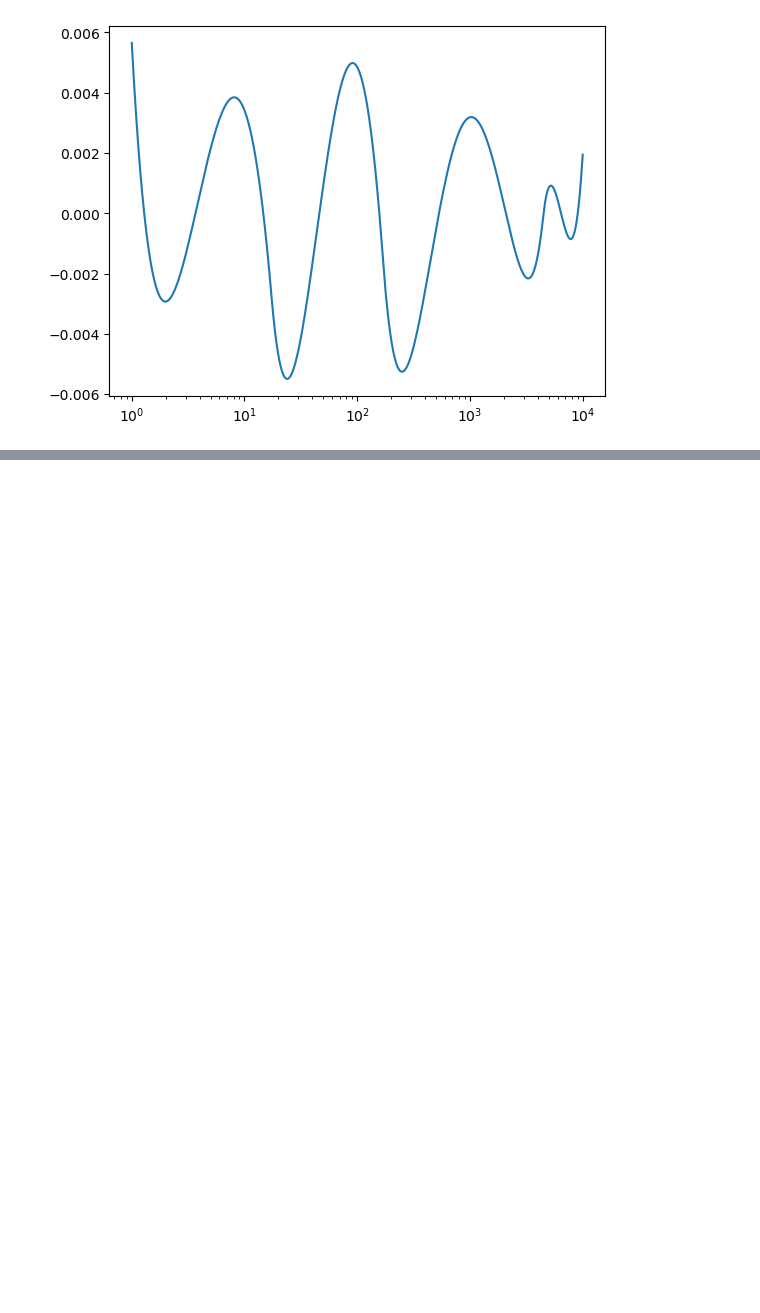
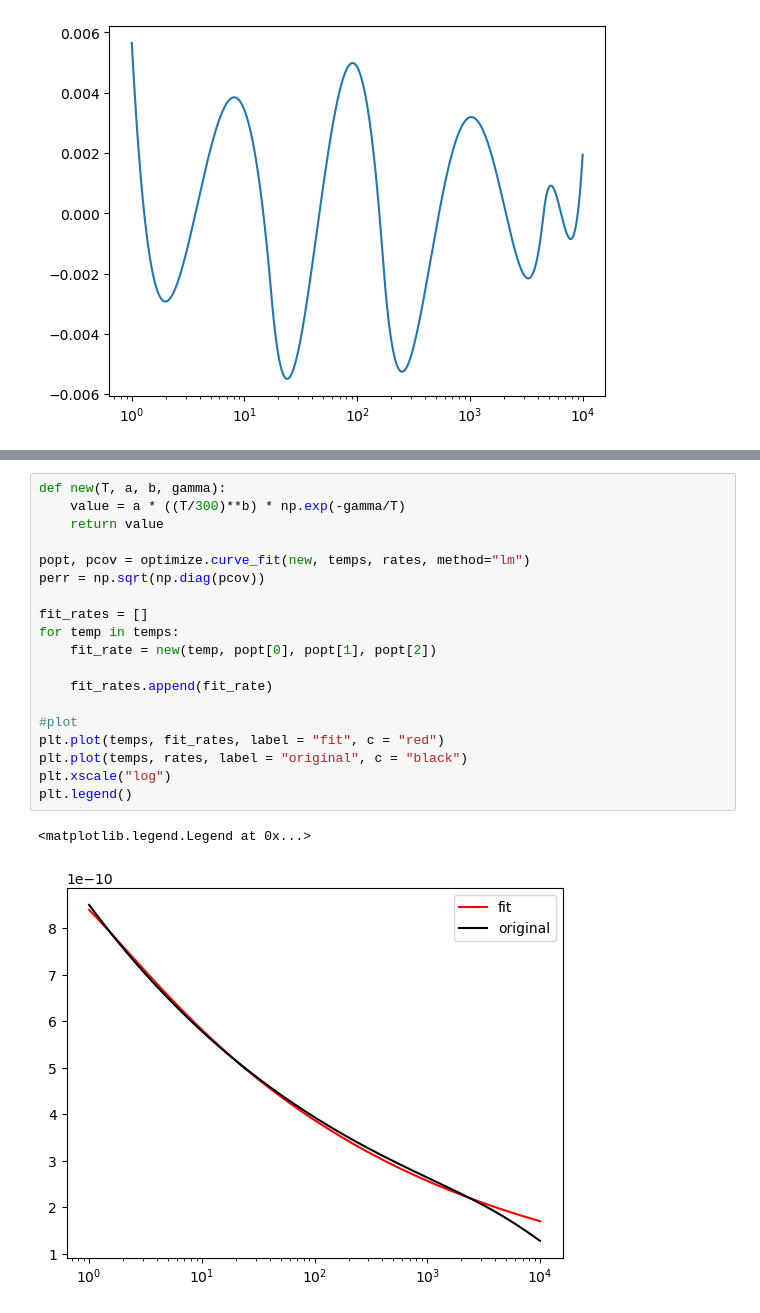
Before and after one commit to wostling/SavinGroup, a Jupyter notebook: Contiuous_Piecewise_Fits.ipynb, the cells around one changed output, grey strips where cells are left out. Cells and saved outputs as stored; diff of their text form; blank space fills up the shorter version.

```diff
--- a/Contiuous_Piecewise_Fits.ipynb
+++ b/Contiuous_Piecewise_Fits.ipynb
@@ -198,0 +212,22 @@ plt.xscale("log")
+# %%
+def new(T, a, b, gamma):
+    value = a * ((T/300)**b) * np.exp(-gamma/T)
+    return value
+
+popt, pcov = optimize.curve_fit(new, temps, rates, method="lm")
+perr = np.sqrt(np.diag(pcov))
+
+fit_rates = []
+for temp in temps:
+    fit_rate = new(temp, popt[0], popt[1], popt[2])
+
+    fit_rates.append(fit_rate)
+
+#plot
+plt.plot(temps, fit_rates, label = "fit", c = "red")
+plt.plot(temps, rates, label = "original", c = "black")
+plt.xscale("log")
+plt.legend()
+# %% [output]
+<matplotlib.legend.Legend at 0x...>
+[figure, added]
```
Also changed, not shown: parts of 22 cells of this notebook.
